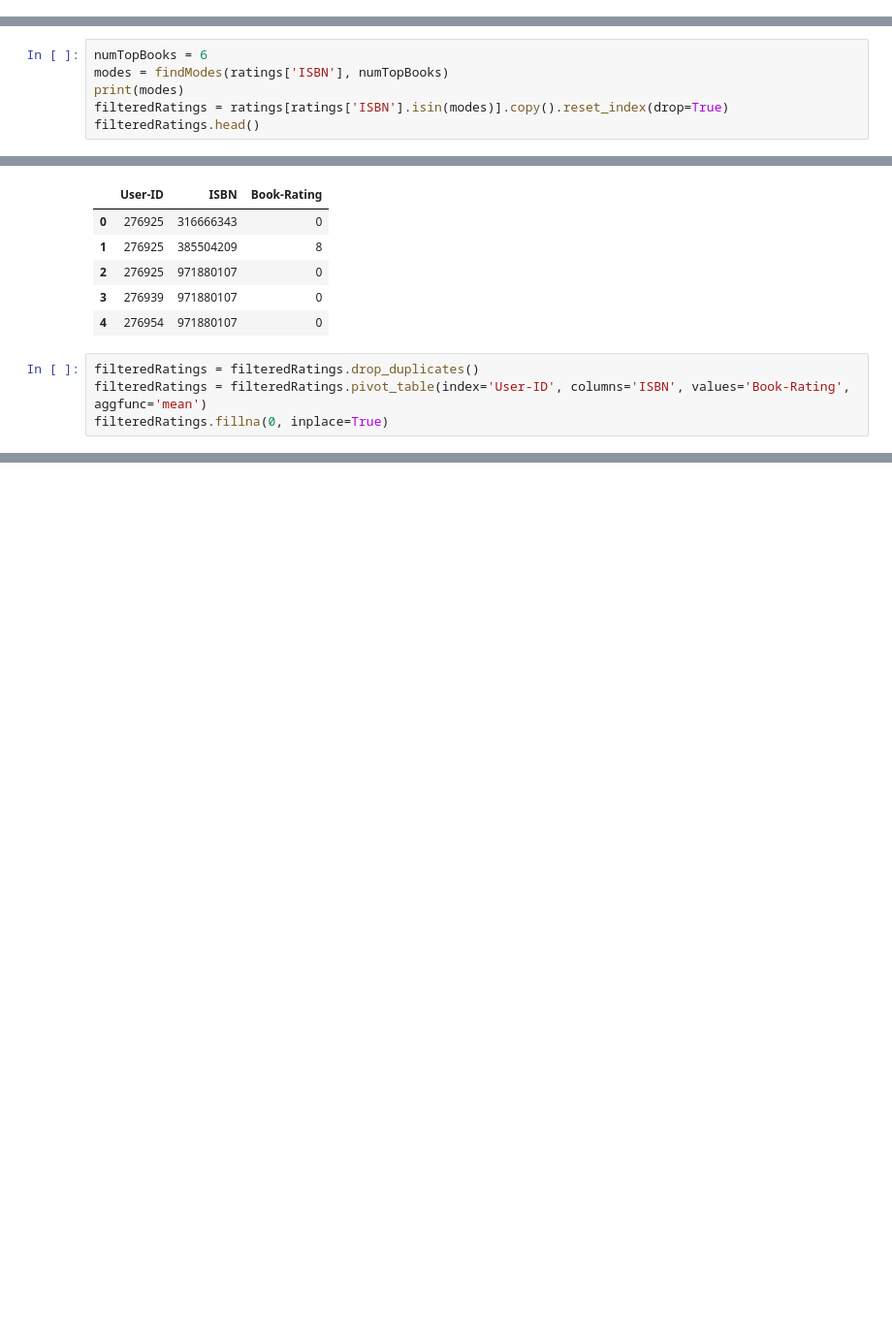
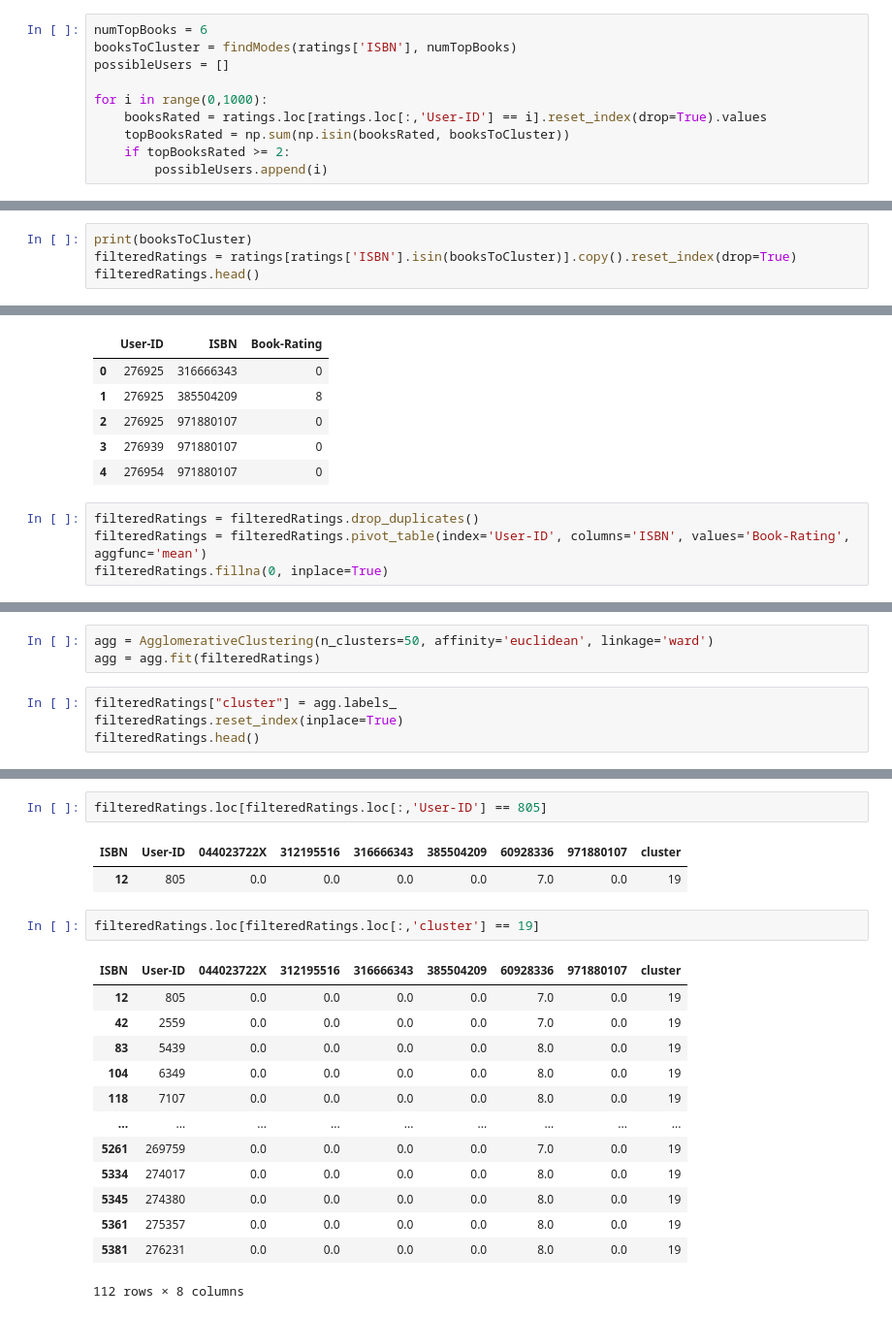
Before and after one commit to ZachMajernik/DataScience2, a Jupyter notebook: Launch&ExitTickets/ExitTicket_3-28.ipynb, the cells around one changed output, grey strips where cells are left out. Shown at 97% size. Drawn from its saved outputs; the diff is of its cells as text; blank space fills up the shorter version.

```diff
--- a/Launch&ExitTickets/ExitTicket_3-28.ipynb
+++ b/Launch&ExitTickets/ExitTicket_3-28.ipynb
@@ -42,3 +42,13 @@ def findModes(lst, n):
     counter = Counter(lst)
     modes = counter.most_common(n)
     return [mode[0] for mode in modes]
+# %%
+numTopBooks = 6
+booksToCluster = findModes(ratings['ISBN'], numTopBooks)
+possibleUsers = []
+
+for i in range(0,1000):
+    booksRated = ratings.loc[ratings.loc[:,'User-ID'] == i].reset_index(drop=True).values
+    topBooksRated = np.sum(np.isin(booksRated, booksToCluster))
+    if topBooksRated >= 2:
+        possibleUsers.append(i)
@@ -45,8 +63,6 @@ def findModes(lst, n):
 # %%
-numTopBooks = 6
-modes = findModes(ratings['ISBN'], numTopBooks)
-print(modes)
-filteredRatings = ratings[ratings['ISBN'].isin(modes)].copy().reset_index(drop=True)
+print(booksToCluster)
+filteredRatings = ratings[ratings['ISBN'].isin(booksToCluster)].copy().reset_index(drop=True)
 filteredRatings.head()
 # %% [output]
 ['971880107', '316666343', '385504209', '60928336', '312195516', '044023722X']
@@ -81,0 +118,7 @@ print(bestClusters)
+# %%
+agg = AgglomerativeClustering(n_clusters=50, affinity='euclidean', linkage='ward')
+agg = agg.fit(filteredRatings)
+# %%
+filteredRatings["cluster"] = agg.labels_
+filteredRatings.reset_index(inplace=True)
+filteredRatings.head()
@@ -81,0 +132,21 @@ print(bestClusters)
+# %%
+filteredRatings.loc[filteredRatings.loc[:,'User-ID'] == 805]
+# %% [output]
+| ISBN | User-ID | 044023722X | 312195516 | 316666343 | 385504209 | 60928336 | 971880107 | cluster |
+| 12 | 805 | 0.0 | 0.0 | 0.0 | 0.0 | 7.0 | 0.0 | 19 |
+# %%
+filteredRatings.loc[filteredRatings.loc[:,'cluster'] == 19]
+# %% [output]
+| ISBN | User-ID | 044023722X | 312195516 | 316666343 | 385504209 | 60928336 | 971880107 | cluster |
+| 12 | 805 | 0.0 | 0.0 | 0.0 | 0.0 | 7.0 | 0.0 | 19 |
+| 42 | 2559 | 0.0 | 0.0 | 0.0 | 0.0 | 7.0 | 0.0 | 19 |
+| 83 | 5439 | 0.0 | 0.0 | 0.0 | 0.0 | 8.0 | 0.0 | 19 |
+| 104 | 6349 | 0.0 | 0.0 | 0.0 | 0.0 | 8.0 | 0.0 | 19 |
+| 118 | 7107 | 0.0 | 0.0 | 0.0 | 0.0 | 8.0 | 0.0 | 19 |
+| ... | ... | ... | ... | ... | ... | ... | ... | ... |
+| 5261 | 269759 | 0.0 | 0.0 | 0.0 | 0.0 | 7.0 | 0.0 | 19 |
+| 5334 | 274017 | 0.0 | 0.0 | 0.0 | 0.0 | 8.0 | 0.0 | 19 |
+| 5345 | 274380 | 0.0 | 0.0 | 0.0 | 0.0 | 8.0 | 0.0 | 19 |
+| 5361 | 275357 | 0.0 | 0.0 | 0.0 | 0.0 | 8.0 | 0.0 | 19 |
+| 5381 | 276231 | 0.0 | 0.0 | 0.0 | 0.0 | 8.0 | 0.0 | 19 |
+112 rows × 8 columns
```
Also changed, not shown: parts of 16 cells of this notebook.
